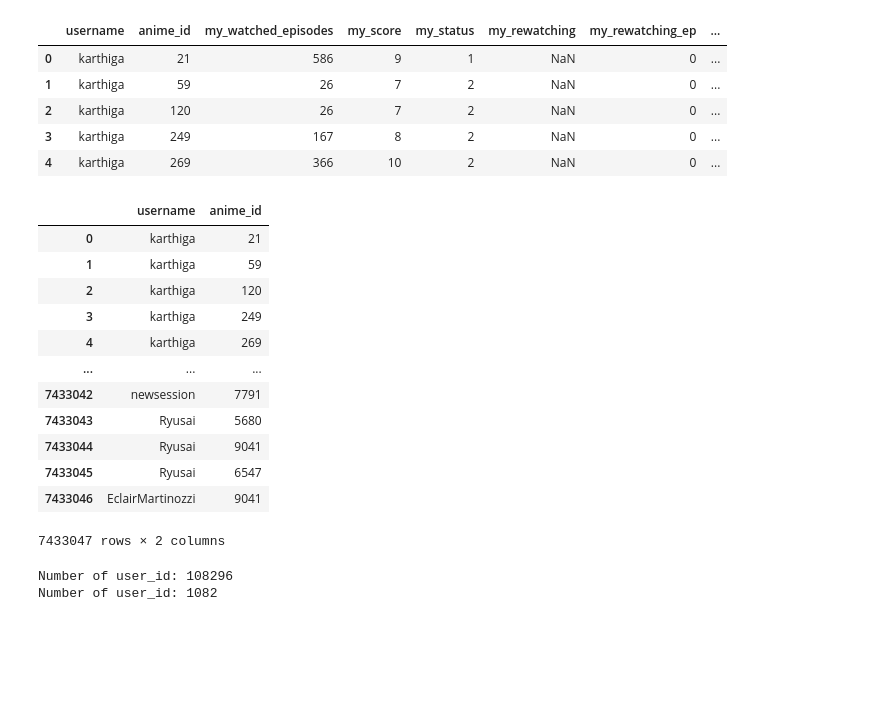
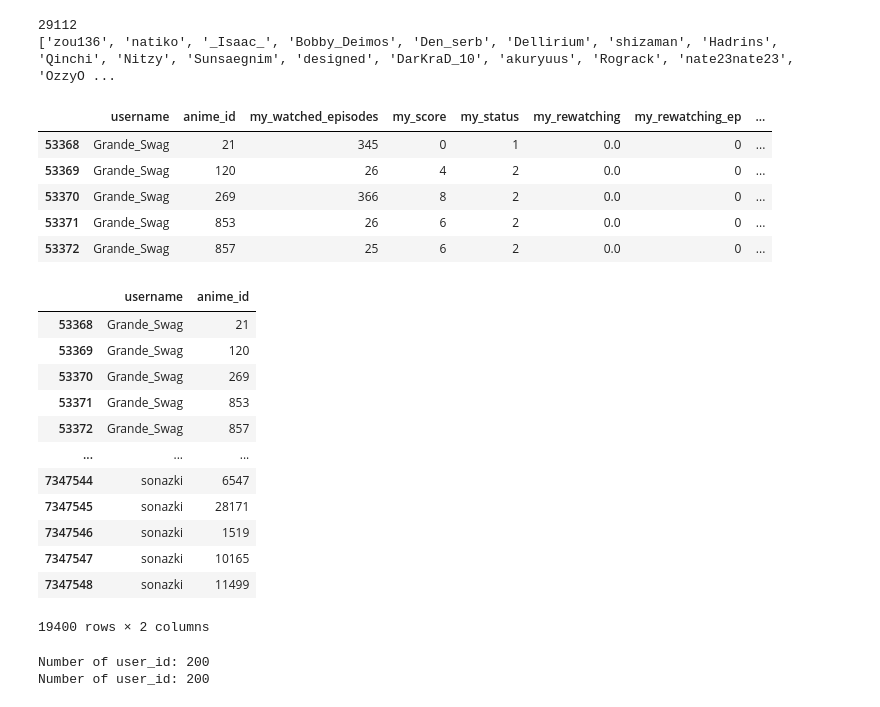
Before and after one commit to VietAnhNguyen20/M2_DM_Anime, a Jupyter notebook: dataSet-to-UserGraph.ipynb, the cells around one changed output. Saved outputs shown, nothing was run; the diff lists cells and outputs as text; code cells hidden in the pictures; blank space fills up the shorter version.

Commit message:
median

```diff
--- a/dataSet-to-UserGraph.ipynb
+++ b/dataSet-to-UserGraph.ipynb
@@ -5,13 +5,17 @@ from tqdm import tqdm
 import random
 
 random.seed(0)
+# %%
+# nb nodes, the n biggest anime watcher
+NB_USERS = 200
 # %%
-biggestWatcherDf = pd.read_csv("./Data/animeList_selected.csv", index_col=0)
-biggestWatcherDf = biggestWatcherDf.reset_index(drop=True)
-biggestWatcherDf['nbAnimeWatched'] = biggestWatcherDf.groupby('username')['username'].transform('count')
+medianWatcherDf = pd.read_csv("./Data/animeList_selected.csv", index_col=0)
+medianWatcherDf = medianWatcherDf.reset_index(drop=True)
+medianWatcherDf['nbAnimeWatched'] = medianWatcherDf.groupby('username')['username'].transform('count')
 
-biggestWatcherDf = biggestWatcherDf.sort_values(by='nbAnimeWatched', ascending=False)
-biggestWatcherDf = biggestWatcherDf['username'].unique()
-biggestWatcher = biggestWatcherDf.tolist()
+medianWatcherDf = medianWatcherDf.sort_values(by='nbAnimeWatched', ascending=False)
 
-biggestWatcherDf.head(30)
+print(medianWatcherDf['nbAnimeWatched'].median())
+
+biggestWatcher = medianWatcherDf['username'].unique()
+biggestWatcher = biggestWatcher.tolist()
@@ -21,42 +45,53 @@ TypeError: list indices must be integers or slices, not str
+# %%
+print(biggestWatcher.index('_Ami_'))
+print(biggestWatcher[29112-100:29112+100])
+# %% [output]
+29112
+['zou136', 'natiko', '_Isaac_', 'Bobby_Deimos', 'Den_serb', 'Dellirium', 'shizaman', 'Hadrins', 'Qinchi', 'Nitzy', 'Sunsaegnim', 'designed', 'DarKraD_10', 'akuryuus', 'Rograck', 'nate23nate23', 'OzzyO ...
 # %%
 anime_selected = pd.read_csv("./Data/animeList_selected.csv", index_col=0)
 anime_selected = anime_selected.reset_index(drop=True)
+
+# Filter
+anime_selected = anime_selected[anime_selected['username'].isin(biggestWatcher[29112-NB_USERS//2:29112+NB_USERS//2])]
+
+
 anime_selected.head(5)
 # %% [output]
 |  | username | anime_id | my_watched_episodes | my_score | my_status | my_rewatching | my_rewatching_ep | ... |
-| 0 | karthiga | 21 | 586 | 9 | 1 | NaN | 0 | ... |
-| 1 | karthiga | 59 | 26 | 7 | 2 | NaN | 0 | ... |
-| 2 | karthiga | 120 | 26 | 7 | 2 | NaN | 0 | ... |
-| 3 | karthiga | 249 | 167 | 8 | 2 | NaN | 0 | ... |
-| 4 | karthiga | 269 | 366 | 10 | 2 | NaN | 0 | ... |
+| 53368 | Grande_Swag | 21 | 345 | 0 | 1 | 0.0 | 0 | ... |
+| 53369 | Grande_Swag | 120 | 26 | 4 | 2 | 0.0 | 0 | ... |
+| 53370 | Grande_Swag | 269 | 366 | 8 | 2 | 0.0 | 0 | ... |
+| 53371 | Grande_Swag | 853 | 26 | 6 | 2 | 0.0 | 0 | ... |
+| 53372 | Grande_Swag | 857 | 25 | 6 | 2 | 0.0 | 0 | ... |
 # %%
 username_and_anime_id = anime_selected.drop(columns=["my_watched_episodes", "my_score", "my_status", "my_rewatching", "my_rewatching_ep", "my_tags"])
 # %%
 username_and_anime_id
 # %% [output]
 |  | username | anime_id |
-| 0 | karthiga | 21 |
-| 1 | karthiga | 59 |
-| 2 | karthiga | 120 |
-| 3 | karthiga | 249 |
-| 4 | karthiga | 269 |
+| 53368 | Grande_Swag | 21 |
+| 53369 | Grande_Swag | 120 |
+| 53370 | Grande_Swag | 269 |
+| 53371 | Grande_Swag | 853 |
+| 53372 | Grande_Swag | 857 |
 | ... | ... | ... |
-| 7433042 | newsession | 7791 |
-| 7433043 | Ryusai | 5680 |
-| 7433044 | Ryusai | 9041 |
-| 7433045 | Ryusai | 6547 |
-| 7433046 | EclairMartinozzi | 9041 |
+| 7347544 | sonazki | 6547 |
+| 7347545 | sonazki | 28171 |
+| 7347546 | sonazki | 1519 |
+| 7347547 | sonazki | 10165 |
+| 7347548 | sonazki | 11499 |
-7433047 rows × 2 columns
+19400 rows × 2 columns
 # %%
 list_user_id = anime_selected['username'].unique().tolist()
 print(f"Number of user_id: {len(list_user_id)}")
 
-list_user_id = random.sample(list_user_id,len(list_user_id)//100)
+#list_user_id = random.sample(list_user_id,len(list_user_id)//100)
 
 print(f"Number of user_id: {len(list_user_id)}")
 # %% [output]
-Number of user_id: 108296
-Number of user_id: 1082
+Number of user_id: 200
+Number of user_id: 200
 # %%
 # take 5-6 min
 
```
Also changed, not shown: parts of 12 cells of this notebook, 2 other files.
